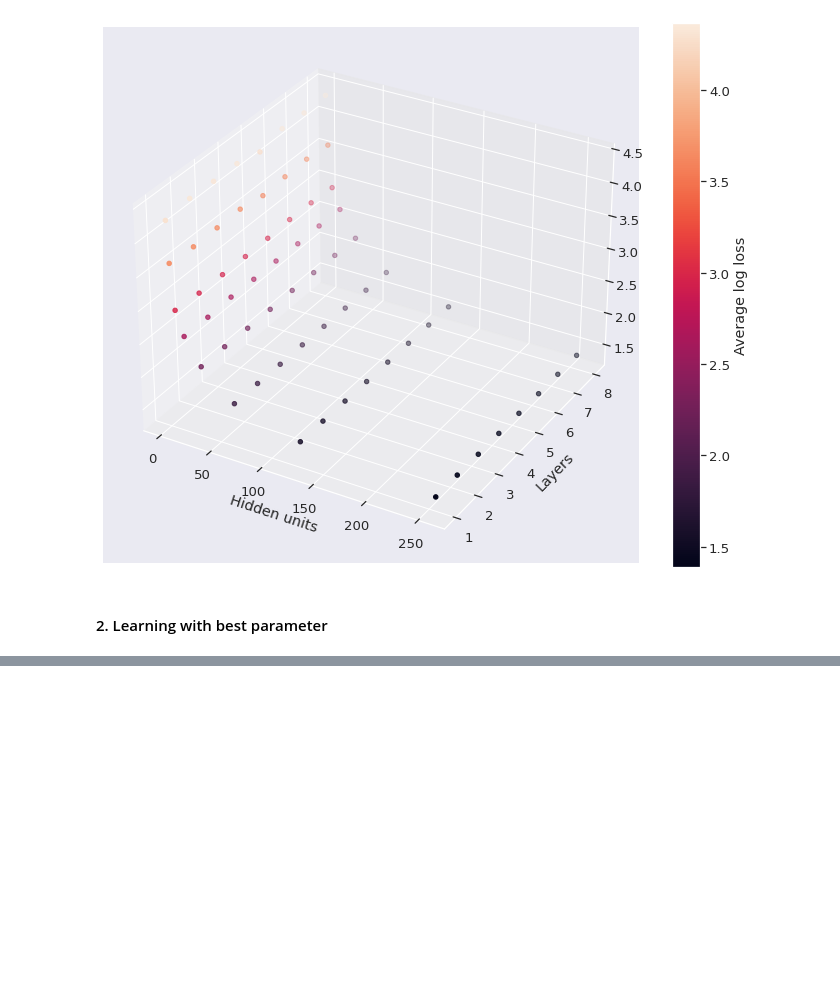
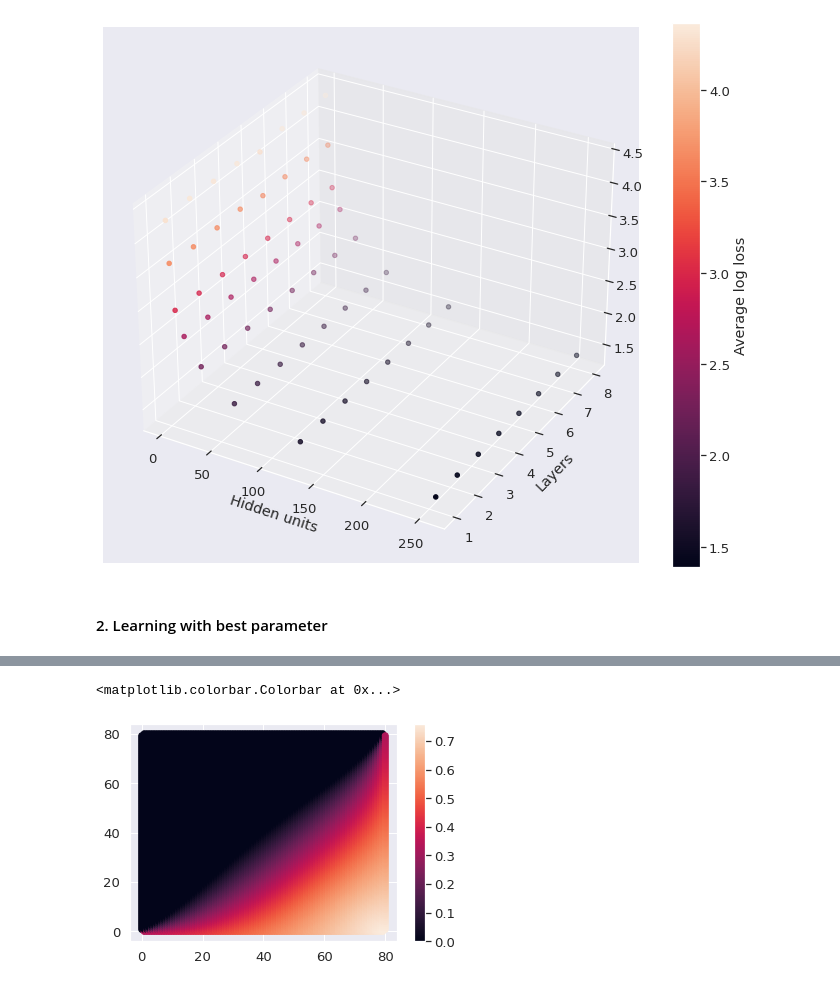
Before and after one commit to cngzlsh/BrainNet, a Jupyter notebook: experiments.ipynb, the cells around one changed output, grey strips where cells are left out. Cells and saved outputs as stored; diff of their text form; code cells hidden in the pictures; blank space fills up the shorter version.

```diff
--- a/experiments.ipynb
+++ b/experiments.ipynb
@@ -349,0 +470,11 @@ AttributeError: module 'torch' has no attribute 'backend'
+# %%
+A = 100
+Phi = ReLU()
+T = 0.02
+
+pcfr = A * Phi(fr1 + fr2 - T)
+plt.scatter(x, y, c=pcfr)
+plt.colorbar()
+# %% [output]
+<matplotlib.colorbar.Colorbar at 0x...>
+[figure, added]
```
Also changed, not shown: parts of 22 cells of this notebook, 3 other files.
